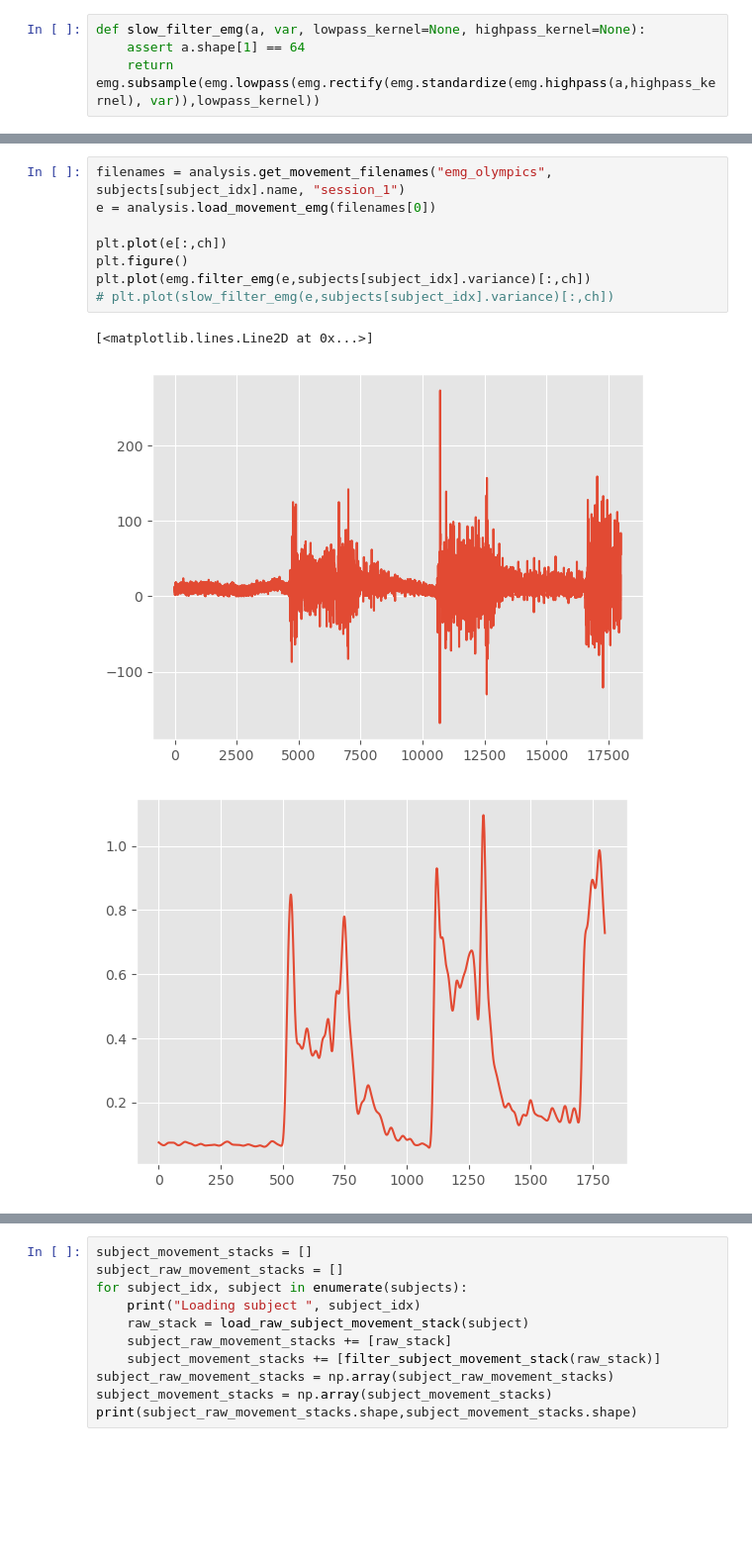
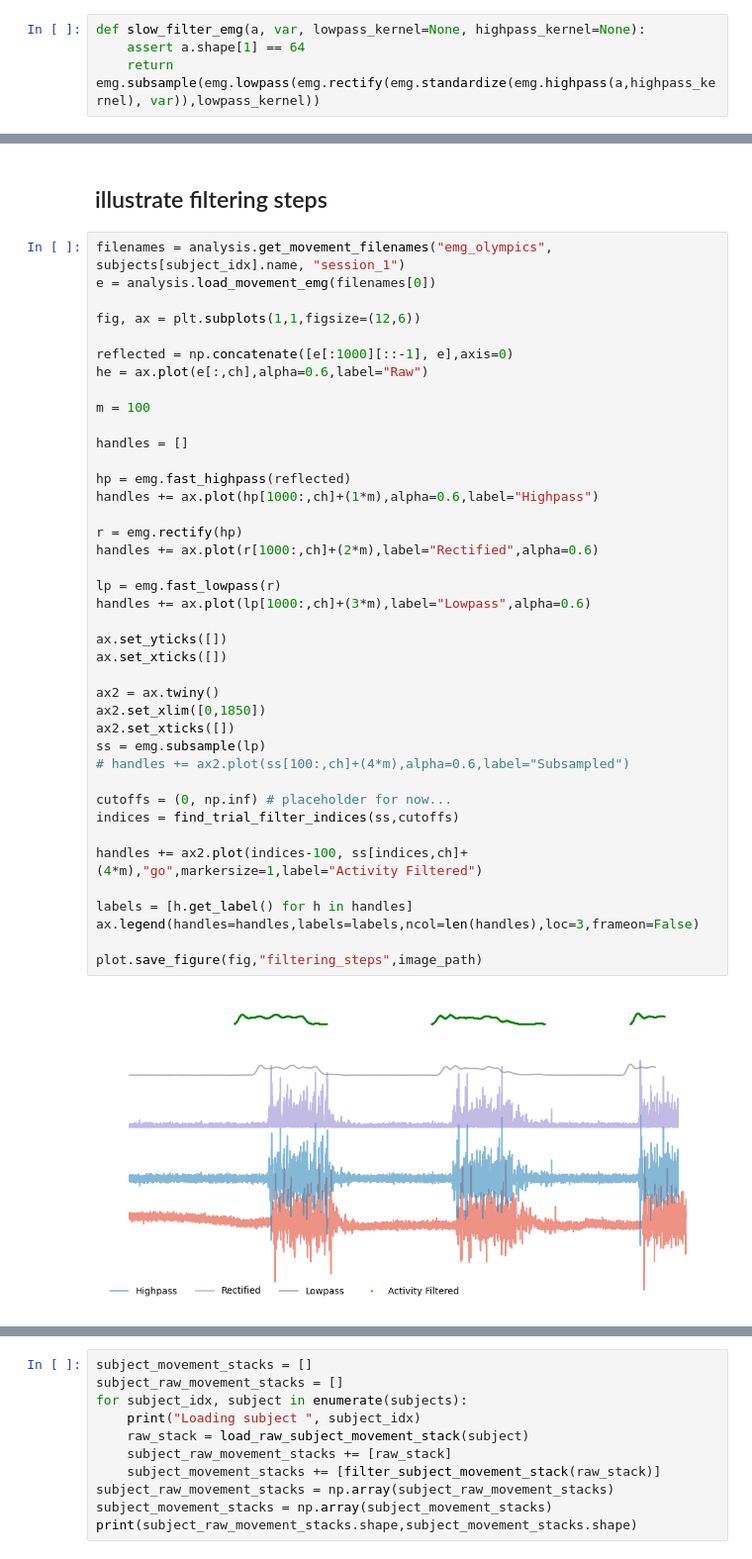
Before and after one commit to spewil/phd, a Jupyter notebook: analysis/notebooks/process_natural_movement_data.ipynb, the cells around one changed output, grey strips where cells are left out. Shown at 99% size. Saved outputs shown, nothing was run; the diff lists cells and outputs as text; blank space fills up the shorter version.

```diff
--- a/analysis/notebooks/process_natural_movement_data.ipynb
+++ b/analysis/notebooks/process_natural_movement_data.ipynb
@@ -125,13 +144,45 @@ plt.plot(e_new_filter[:,ch],"k--")
-# %%
-filenames = analysis.get_movement_filenames("emg_olympics", subjects[subject_idx].name, "session_1")
-e = analysis.load_movement_emg(filenames[0])
-
-plt.plot(e[:,ch])
-plt.figure()
-plt.plot(emg.filter_emg(e,subjects[subject_idx].variance)[:,ch])
-# plt.plot(slow_filter_emg(e,subjects[subject_idx].variance)[:,ch])
-# %% [output]
-[<matplotlib.lines.Line2D at 0x...>]
-[figure, removed]
-[figure, removed]
+# %% [markdown]
+## illustrate filtering steps
+# %%
+filenames = analysis.get_movement_filenames("emg_olympics", subjects[subject_idx].name, "session_1")
+e = analysis.load_movement_emg(filenames[0])
+
+fig, ax = plt.subplots(1,1,figsize=(12,6))
+
+reflected = np.concatenate([e[:1000][::-1], e],axis=0)
+he = ax.plot(e[:,ch],alpha=0.6,label="Raw")
+
+m = 100
+
+handles = []
+
+hp = emg.fast_highpass(reflected)
+handles += ax.plot(hp[1000:,ch]+(1*m),alpha=0.6,label="Highpass")
+
+r = emg.rectify(hp)
+handles += ax.plot(r[1000:,ch]+(2*m),label="Rectified",alpha=0.6)
+
+lp = emg.fast_lowpass(r)
+handles += ax.plot(lp[1000:,ch]+(3*m),label="Lowpass",alpha=0.6)
+
+ax.set_yticks([])
+ax.set_xticks([])
+
+ax2 = ax.twiny()
+ax2.set_xlim([0,1850])
+ax2.set_xticks([])
+ss = emg.subsample(lp)
+# handles += ax2.plot(ss[100:,ch]+(4*m),alpha=0.6,label="Subsampled")
+
+cutoffs = (0, np.inf) # placeholder for now...
+indices = find_trial_filter_indices(ss,cutoffs)
+
+handles += ax2.plot(indices-100, ss[indices,ch]+(4*m),"go",markersize=1,label="Activity Filtered")
+
+labels = [h.get_label() for h in handles]
+ax.legend(handles=handles,labels=labels,ncol=len(handles),loc=3,frameon=False)
+
+plot.save_figure(fig,"filtering_steps",image_path)
+# %% [output]
+[figure, added]
 # %% [markdown]
```
Also changed, not shown: parts of 7 cells of this notebook, 46 other files.
